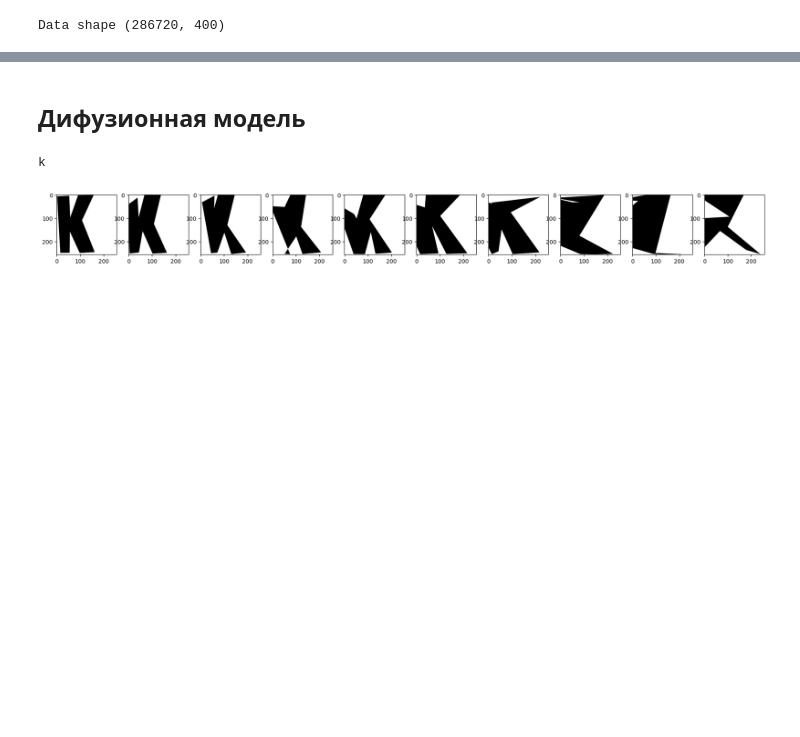
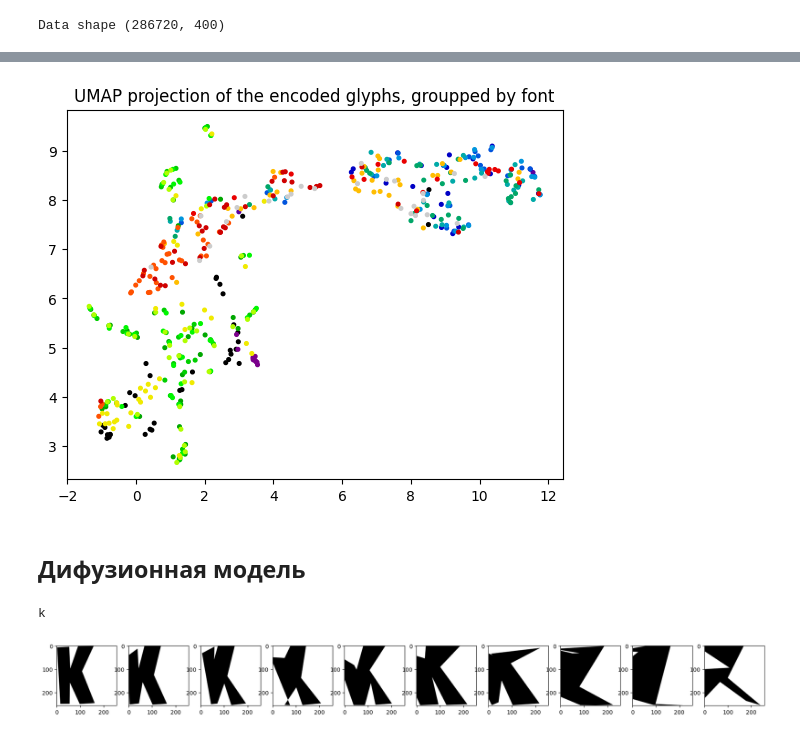
Before and after one commit to flydzen/diploma, a Jupyter notebook: main_difuse.ipynb, the cells around one changed output, grey strips where cells are left out. Cells and saved outputs as stored; diff of their text form; code cells hidden in the pictures; blank space fills up the shorter version.

```diff
--- a/main_difuse.ipynb
+++ b/main_difuse.ipynb
@@ -833,3 +813,30 @@ plt.show()
+# %%
+data_with_fonts = data.iloc[:512]
+x_data = np.array(data_with_fonts['data'].to_list(), dtype=np.float32)
+x_data = torch.Tensor(x_data).to(device)
+y_data = data_with_fonts['letter'].to_numpy()
+font_names = data_with_fonts['font'].to_numpy()
+
+x_data = torch.Tensor(x_data).to(device)
+y_data = labels2one_hot(y_data).to(device)
+
+encoded_data = to_numpy(encode_img(x_data, y_data))
+
+embedding_fonts = umap_model.fit_transform(encoded_data)
+del encoded_data
+# %%
+unique_fonts = np.unique(font_names).tolist()
+colors = [unique_fonts.index(i) for i in font_names]
+
+plt.scatter(
+    embedding_fonts[:, 0], embedding_fonts[:, 1],
+    c=colors,
+    cmap='nipy_spectral', s=7
+)
+plt.title('UMAP projection of the encoded glyphs, groupped by font');
+plt.show()
+# %% [output]
+[figure, added]
 # %% [markdown]
 ## Дифузионная модель
 # %%
```
Also changed, not shown: parts of 6 cells of this notebook.
